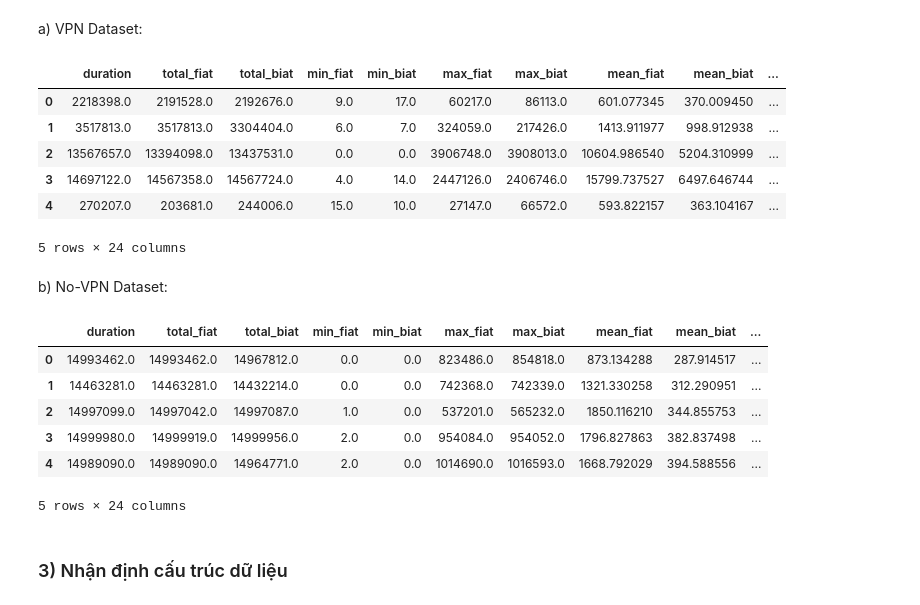
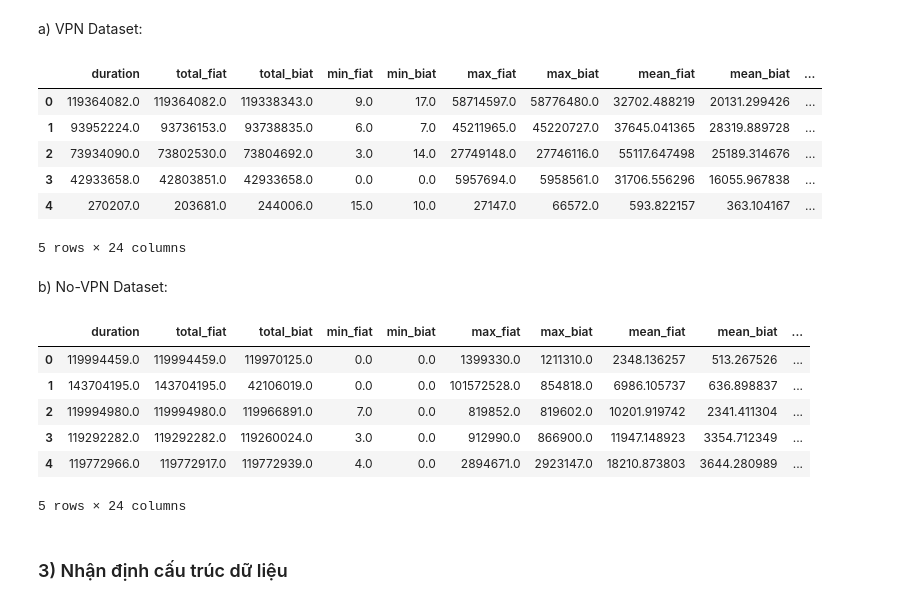
Before and after one commit to kimduyminh/Applied_stats, a Jupyter notebook: main-120s.ipynb, the cells around one changed output. Drawn from its saved outputs; the diff is of its cells as text; code cells hidden in the pictures.

```diff
--- a/main-120s.ipynb
+++ b/main-120s.ipynb
@@ -26,30 +26,30 @@ plt.style.use('ggplot')
 # %% [markdown]
 a) VPN Dataset:
 # %%
-data = arff.loadarff('data/Scenario-A2-ARFF/TimeBasedFeatures-Dataset-15s-VPN.arff')
+data = arff.loadarff('data/Scenario-A2-ARFF/TimeBasedFeatures-Dataset-120s-VPN.arff')
 vpn120s = pd.DataFrame(data[0])
 vpn120s.head()
 # %% [output]
 |  | duration | total_fiat | total_biat | min_fiat | min_biat | max_fiat | max_biat | mean_fiat | mean_biat | ... |
-| 0 | 2218398.0 | 2191528.0 | 2192676.0 | 9.0 | 17.0 | 60217.0 | 86113.0 | 601.077345 | 370.009450 | ... |
-| 1 | 3517813.0 | 3517813.0 | 3304404.0 | 6.0 | 7.0 | 324059.0 | 217426.0 | 1413.911977 | 998.912938 | ... |
-| 2 | 13567657.0 | 13394098.0 | 13437531.0 | 0.0 | 0.0 | 3906748.0 | 3908013.0 | 10604.986540 | 5204.310999 | ... |
-| 3 | 14697122.0 | 14567358.0 | 14567724.0 | 4.0 | 14.0 | 2447126.0 | 2406746.0 | 15799.737527 | 6497.646744 | ... |
+| 0 | 119364082.0 | 119364082.0 | 119338343.0 | 9.0 | 17.0 | 58714597.0 | 58776480.0 | 32702.488219 | 20131.299426 | ... |
+| 1 | 93952224.0 | 93736153.0 | 93738835.0 | 6.0 | 7.0 | 45211965.0 | 45220727.0 | 37645.041365 | 28319.889728 | ... |
+| 2 | 73934090.0 | 73802530.0 | 73804692.0 | 3.0 | 14.0 | 27749148.0 | 27746116.0 | 55117.647498 | 25189.314676 | ... |
+| 3 | 42933658.0 | 42803851.0 | 42933658.0 | 0.0 | 0.0 | 5957694.0 | 5958561.0 | 31706.556296 | 16055.967838 | ... |
 | 4 | 270207.0 | 203681.0 | 244006.0 | 15.0 | 10.0 | 27147.0 | 66572.0 | 593.822157 | 363.104167 | ... |
 5 rows × 24 columns
 # %% [markdown]
 b) No-VPN Dataset:
 # %%
-data = arff.loadarff('data/Scenario-A2-ARFF/TimeBasedFeatures-Dataset-15s-NO-VPN.arff')
+data = arff.loadarff('data/Scenario-A2-ARFF/TimeBasedFeatures-Dataset-120s-NO-VPN.arff')
 novpn120s = pd.DataFrame(data[0])
 novpn120s.head()
 # %% [output]
 |  | duration | total_fiat | total_biat | min_fiat | min_biat | max_fiat | max_biat | mean_fiat | mean_biat | ... |
-| 0 | 14993462.0 | 14993462.0 | 14967812.0 | 0.0 | 0.0 | 823486.0 | 854818.0 | 873.134288 | 287.914517 | ... |
-| 1 | 14463281.0 | 14463281.0 | 14432214.0 | 0.0 | 0.0 | 742368.0 | 742339.0 | 1321.330258 | 312.290951 | ... |
-| 2 | 14997099.0 | 14997042.0 | 14997087.0 | 1.0 | 0.0 | 537201.0 | 565232.0 | 1850.116210 | 344.855753 | ... |
-| 3 | 14999980.0 | 14999919.0 | 14999956.0 | 2.0 | 0.0 | 954084.0 | 954052.0 | 1796.827863 | 382.837498 | ... |
-| 4 | 14989090.0 | 14989090.0 | 14964771.0 | 2.0 | 0.0 | 1014690.0 | 1016593.0 | 1668.792029 | 394.588556 | ... |
+| 0 | 119994459.0 | 119994459.0 | 119970125.0 | 0.0 | 0.0 | 1399330.0 | 1211310.0 | 2348.136257 | 513.267526 | ... |
+| 1 | 143704195.0 | 143704195.0 | 42106019.0 | 0.0 | 0.0 | 101572528.0 | 854818.0 | 6986.105737 | 636.898837 | ... |
+| 2 | 119994980.0 | 119994980.0 | 119966891.0 | 7.0 | 0.0 | 819852.0 | 819602.0 | 10201.919742 | 2341.411304 | ... |
+| 3 | 119292282.0 | 119292282.0 | 119260024.0 | 3.0 | 0.0 | 912990.0 | 866900.0 | 11947.148923 | 3354.712349 | ... |
+| 4 | 119772966.0 | 119772917.0 | 119772939.0 | 4.0 | 0.0 | 2894671.0 | 2923147.0 | 18210.873803 | 3644.280989 | ... |
 5 rows × 24 columns
 # %% [markdown]
 ### 3) Nhận định cấu trúc dữ liệu
```
Also changed, not shown: parts of 22 cells of this notebook, 6 other files.
